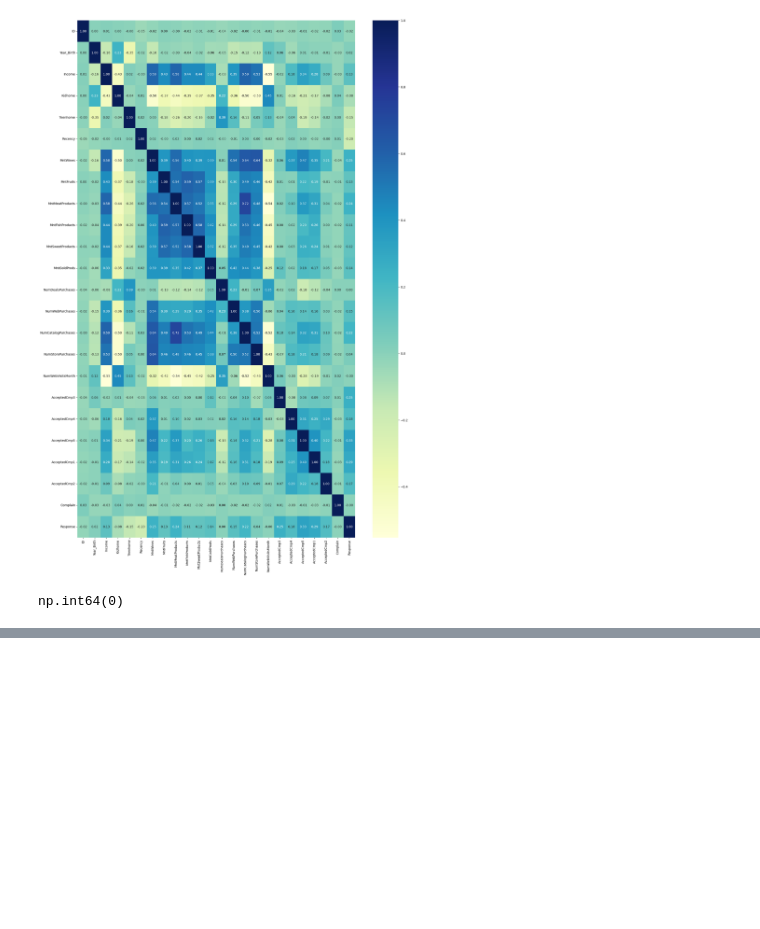
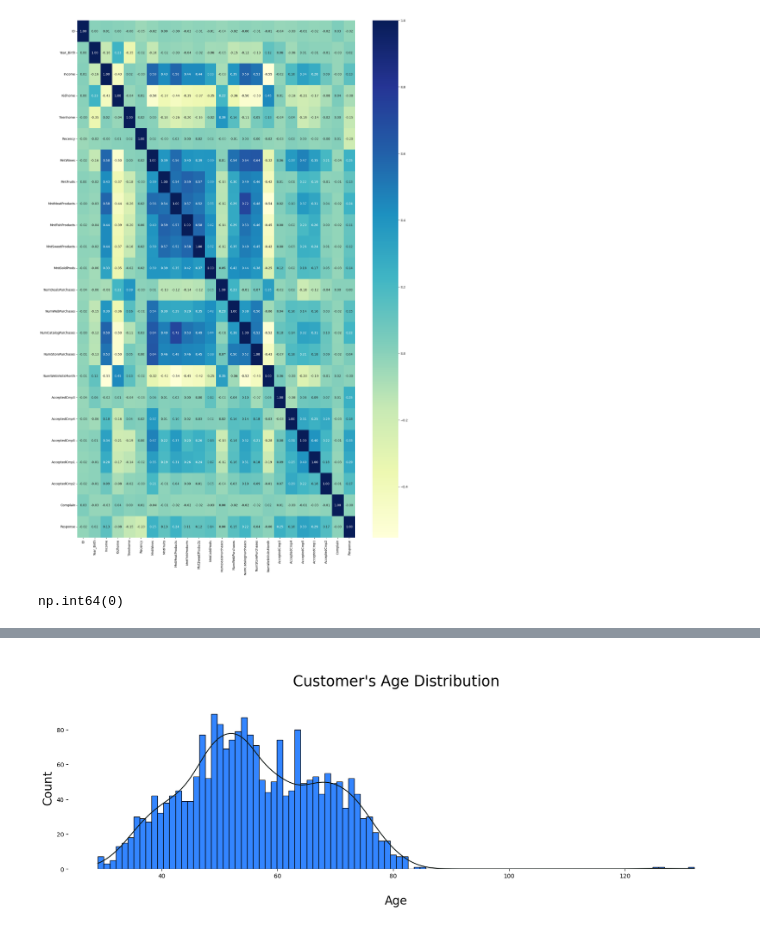
Before and after one commit to manmit-s/customer_personality_segmentation, a Jupyter notebook: notebooks/eda.ipynb, the cells around one changed output, grey strips where cells are left out. Cells and saved outputs as stored; diff of their text form; code cells hidden in the pictures; blank space fills up the shorter version.

```diff
--- a/notebooks/eda.ipynb
+++ b/notebooks/eda.ipynb
@@ -268,0 +441,14 @@ np.int64(0)
+# %%
+plt.subplots(figsize=(20, 5))
+plt.title("Let's have a look on the distribution of customer's age :", weight="bold", fontsize=20, pad=20)
+
+p = sns.histplot(df["Age"], color="#3385ff", kde=True, bins = 100, alpha = 1, fill = True, edgecolor = "black")
+p.axes.lines[0].set_color("#101815")
+p.axes.set_title("\nCustomer's Age Distribution\n", fontsize=25)
+
+plt.ylabel("Count", fontsize=20)
+plt.xlabel("\nAge", fontsize=20)
+sns.despine(left=True, bottom=True)
+plt.show()
+# %% [output]
+[figure, added]
```
Also changed, not shown: parts of 23 cells of this notebook.
